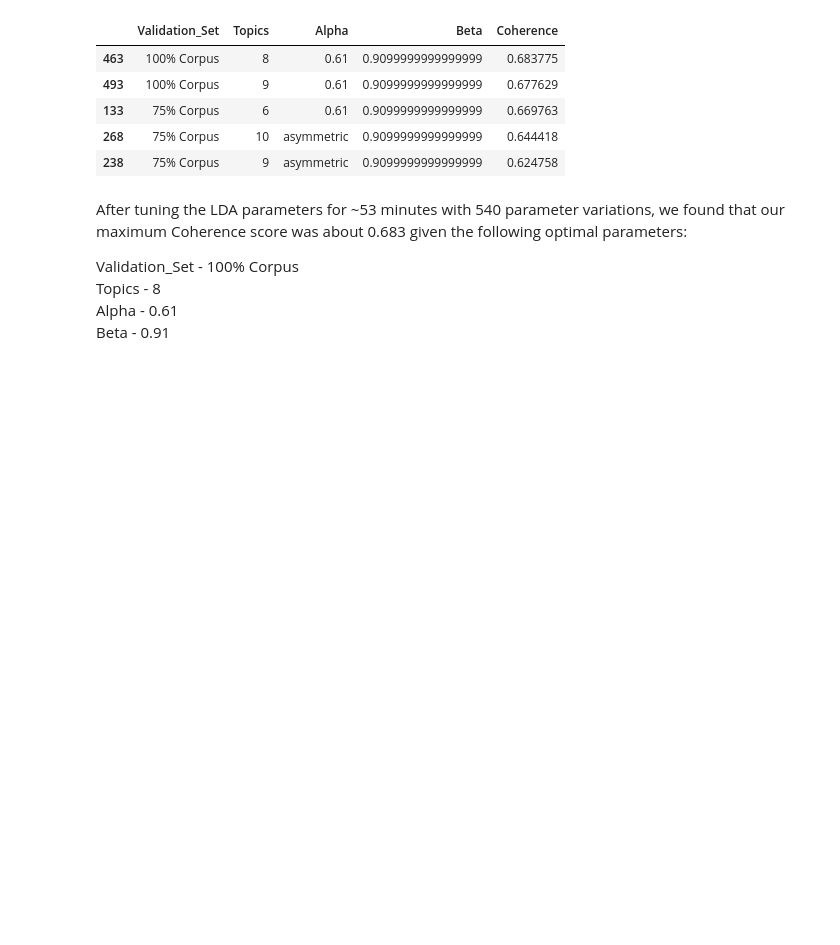
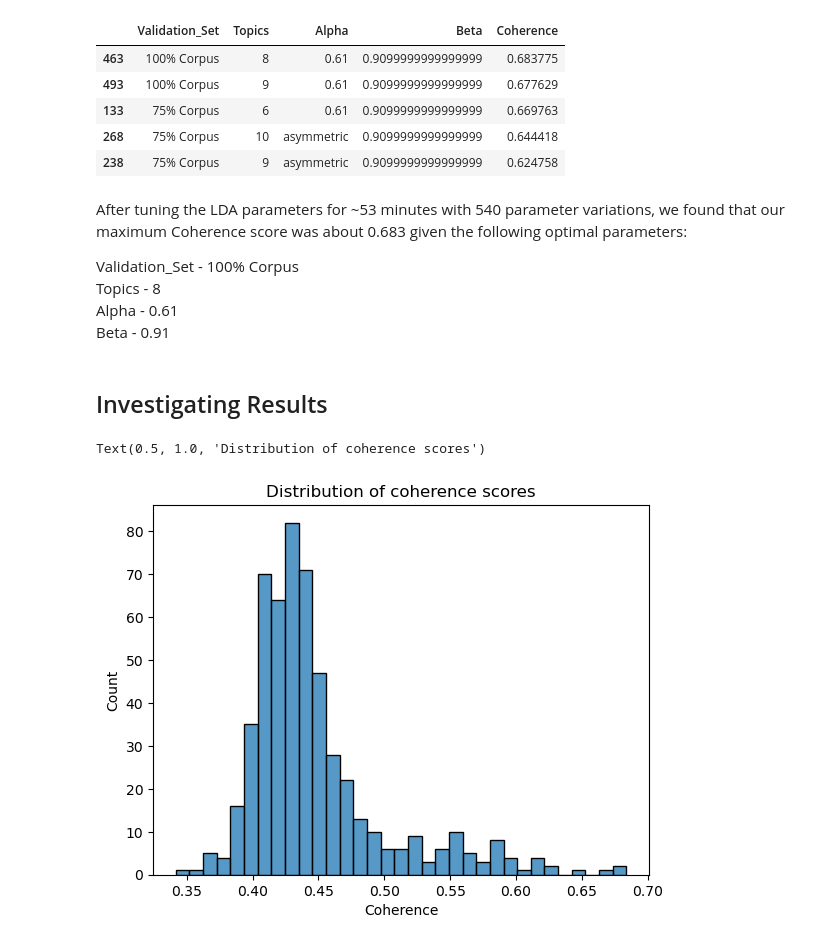
Before and after one commit to bellaachang/UW-Pharm-NLP, a Jupyter notebook: James_EDA.ipynb, the cells around one changed output. Cells and saved outputs as stored; diff of their text form; code cells hidden in the pictures; blank space fills up the shorter version.

```diff
--- a/James_EDA.ipynb
+++ b/James_EDA.ipynb
@@ -351,3 +355,11 @@ Validation_Set - 100% Corpus <br/>
 Topics - 8 <br/>
 Alpha - 0.61 <br/>
 Beta - 0.91 <br/>
+# %% [markdown]
+## Investigating Results
+# %%
+sns.histplot(data=results, x="Coherence")
+plt.title("Distribution of coherence scores")
+# %% [output]
+Text(0.5, 1.0, 'Distribution of coherence scores')
+[figure, added]
```
Also changed, not shown: parts of 11 cells of this notebook.
